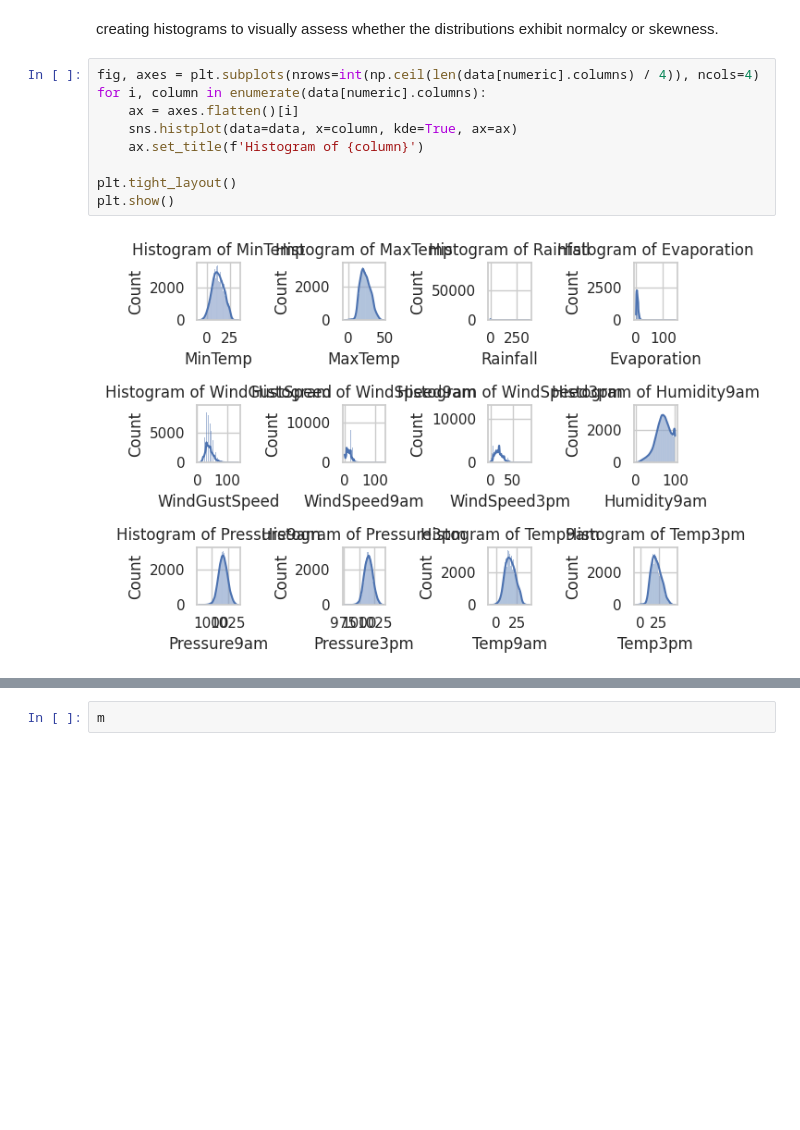
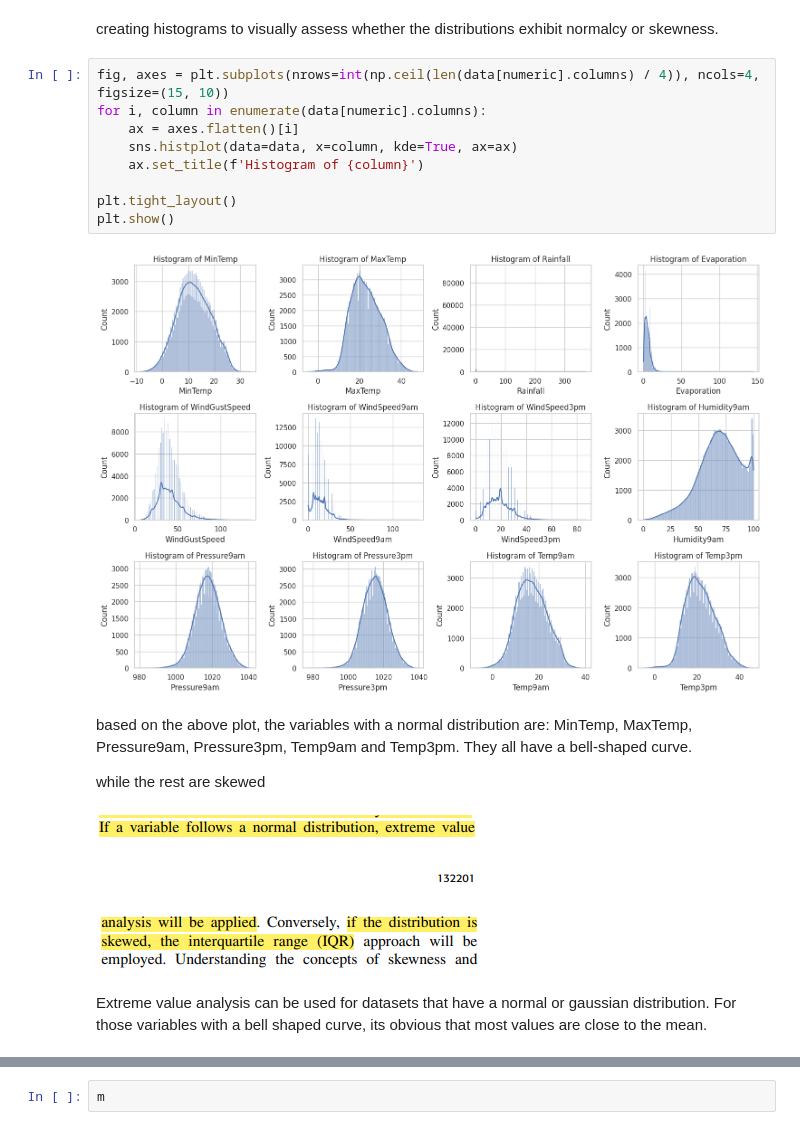
Before and after one commit to ikoghoemmanuell/Machine_Learning-Based_Rainfall_Prediction, a Jupyter notebook: rain.ipynb, the cells around one changed output, grey strips where cells are left out. Cells and saved outputs as stored; diff of their text form; blank space fills up the shorter version.

```diff
--- a/rain.ipynb
+++ b/rain.ipynb
@@ -280,13 +281,23 @@ numeric.remove('Month')
 creating histograms to visually assess
 whether the distributions exhibit normalcy or skewness.
 # %%
-fig, axes = plt.subplots(nrows=int(np.ceil(len(data[numeric].columns) / 4)), ncols=4)
+fig, axes = plt.subplots(nrows=int(np.ceil(len(data[numeric].columns) / 4)), ncols=4, figsize=(15, 10))
 for i, column in enumerate(data[numeric].columns):
     ax = axes.flatten()[i]
     sns.histplot(data=data, x=column, kde=True, ax=ax)
     ax.set_title(f'Histogram of {column}')
 
 plt.tight_layout()
 plt.show()
 # %% [output]
-[figure, old version]
+[figure, new version]
+# %% [markdown]
+based on the above plot, the variables with a normal distribution are: MinTemp, MaxTemp, Pressure9am, Pressure3pm, Temp9am and Temp3pm. They all have a bell-shaped curve.
+
+while the rest are skewed
+# %% [markdown]
+![image.png](embedded-picture-1)
+# %% [markdown]
+![image.png](embedded-picture-1)
+# %% [markdown]
+Extreme value analysis can be used for datasets that have a normal or gaussian distribution. For those variables with a bell shaped curve, its obvious that most values are close to the mean.
```
Also changed, not shown: parts of 11 cells of this notebook.
